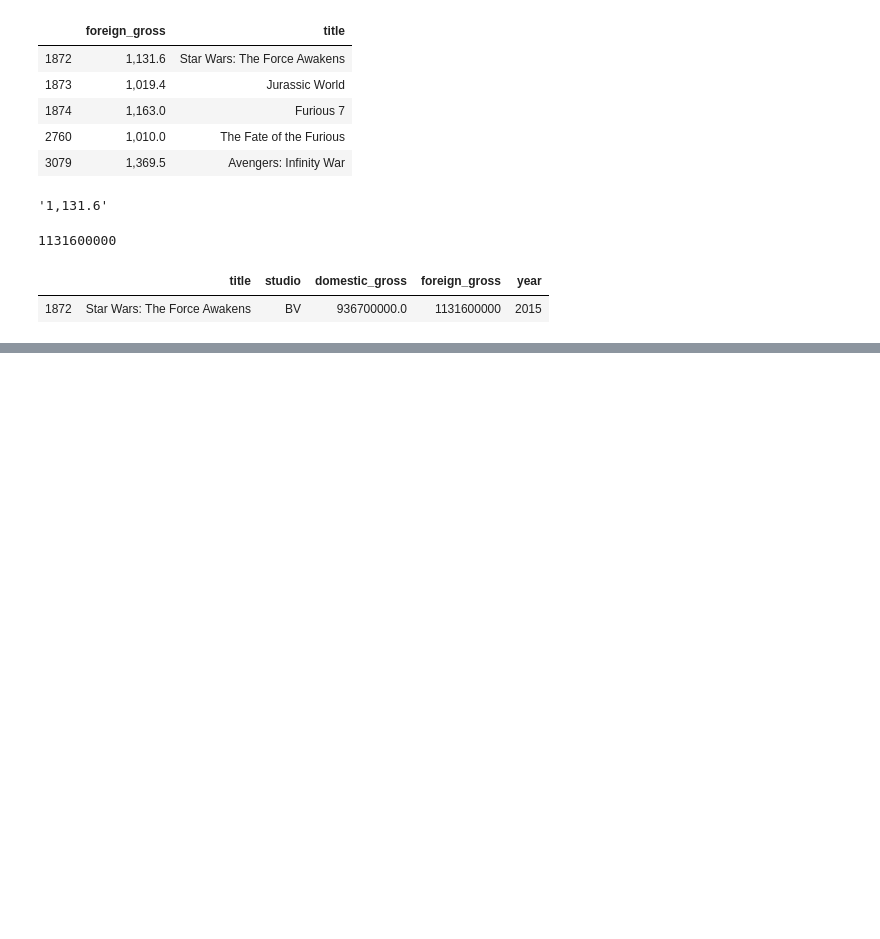
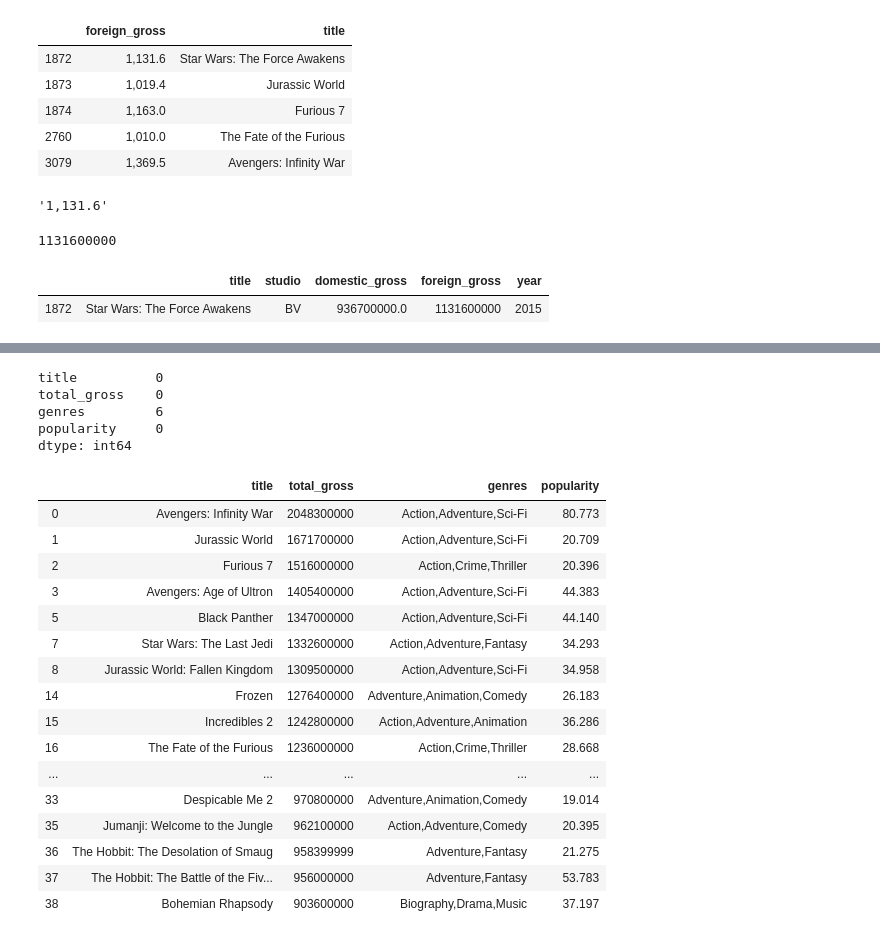
Before and after one commit to joseh4/dc-ds-010620, a Jupyter notebook: module-1/project/data/project_progress.ipynb, the cells around one changed output, grey strips where cells are left out. Saved outputs shown, nothing was run; the diff lists cells and outputs as text; code cells hidden in the pictures; blank space fills up the shorter version.

```diff
--- a/module-1/project/data/project_progress.ipynb
+++ b/module-1/project/data/project_progress.ipynb
@@ -112,0 +327,28 @@ ValueError: too many values to unpack (expected 2)
+# %%
+test_data.isna().sum()
+# %% [output]
+title          0
+total_gross    0
+genres         6
+popularity     0
+dtype: int64
+# %%
+test_data.head(30)
+# %% [output]
+|  | title | total_gross | genres | popularity |
+| 0 | Avengers: Infinity War | 2048300000 | Action,Adventure,Sci-Fi | 80.773 |
+| 1 | Jurassic World | 1671700000 | Action,Adventure,Sci-Fi | 20.709 |
+| 2 | Furious 7 | 1516000000 | Action,Crime,Thriller | 20.396 |
+| 3 | Avengers: Age of Ultron | 1405400000 | Action,Adventure,Sci-Fi | 44.383 |
+| 5 | Black Panther | 1347000000 | Action,Adventure,Sci-Fi | 44.140 |
+| 7 | Star Wars: The Last Jedi | 1332600000 | Action,Adventure,Fantasy | 34.293 |
+| 8 | Jurassic World: Fallen Kingdom | 1309500000 | Action,Adventure,Sci-Fi | 34.958 |
+| 14 | Frozen | 1276400000 | Adventure,Animation,Comedy | 26.183 |
+| 15 | Incredibles 2 | 1242800000 | Action,Adventure,Animation | 36.286 |
+| 16 | The Fate of the Furious | 1236000000 | Action,Crime,Thriller | 28.668 |
+| ... | ... | ... | ... | ... |
+| 33 | Despicable Me 2 | 970800000 | Adventure,Animation,Comedy | 19.014 |
+| 35 | Jumanji: Welcome to the Jungle | 962100000 | Action,Adventure,Comedy | 20.395 |
+| 36 | The Hobbit: The Desolation of Smaug | 958399999 | Adventure,Fantasy | 21.275 |
+| 37 | The Hobbit: The Battle of the Fiv... | 956000000 | Adventure,Fantasy | 53.783 |
+| 38 | Bohemian Rhapsody | 903600000 | Biography,Drama,Music | 37.197 |
```
Also changed, not shown: parts of 28 cells of this notebook, 4 other files.
